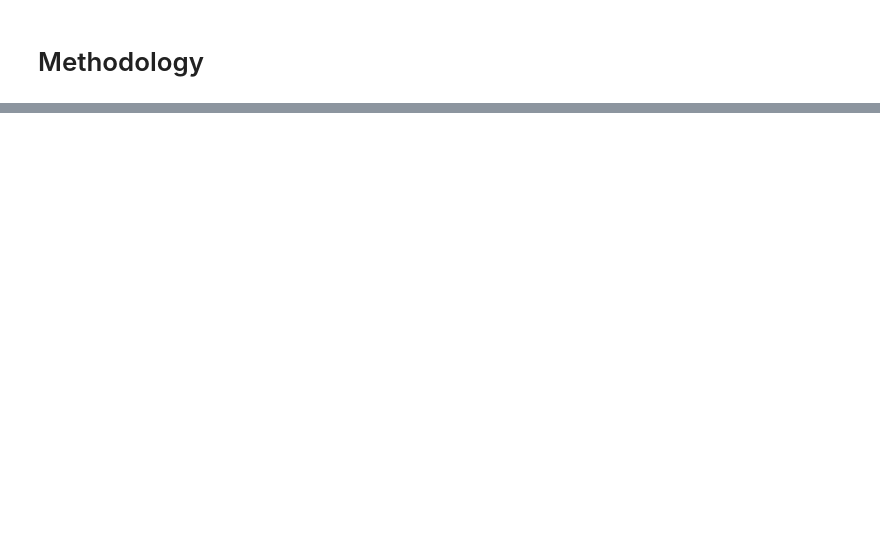
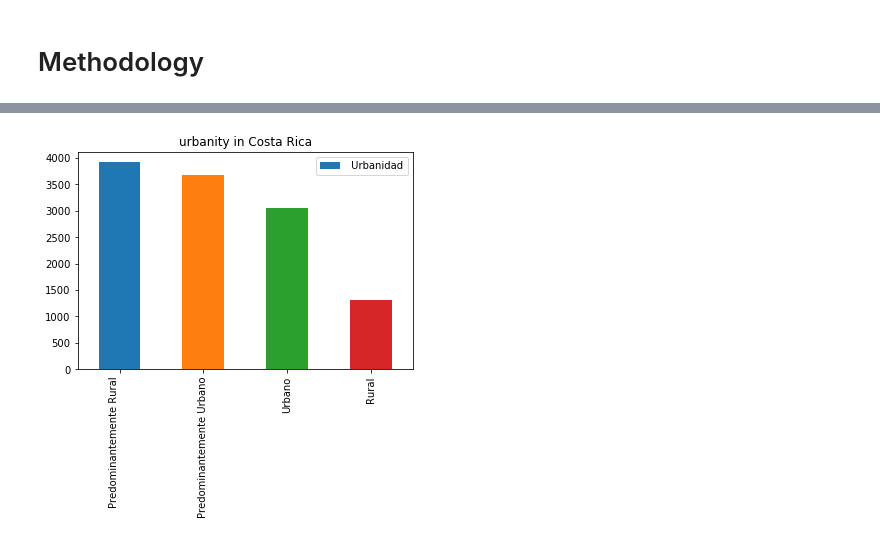
Before and after one commit to fjimenez94/Coursera_Capstone, a Jupyter notebook: Capstone Project - The_Battle_of_Neighborhoods.ipynb, the cells around one changed output, grey strips where cells are left out. Drawn from its saved outputs; the diff is of its cells as text; code cells hidden in the pictures; blank space fills up the shorter version.

```diff
--- a/Capstone Project - The_Battle_of_Neighborhoods.ipynb
+++ b/Capstone Project - The_Battle_of_Neighborhoods.ipynb
@@ -16,0 +69,3 @@ To accomplish these there are some pieces of information well need to find, so t
+# %%
+#!wget -q -O 'Nomenclator_U.xlsx' http://sistemas.inec.cr/sitiosen/sitiosen/Archivos/Nomenclator_U.xlsx
+cities_df=pd.read_excel('Nomenclator_U.xlsx',sheet_name='SEN_NOMENCLATOR_GEOGRAFICO',skiprows=5)
@@ -16,0 +104,11 @@ To accomplish these there are some pieces of information well need to find, so t
+# %%
+filtered_columns = ['Id Localidad', 'Nombre Provincia', 'Nombre Canton', 'Nombre Distrito', 'Nombre Compuesto',' Urbanidad','Tipologia','Latitud', 'Longitud']
+cities_df_short =cities_df.loc[:, filtered_columns]
+# %%
+Urbanitty=cities_df_short[' Urbanidad'].value_counts()
+ax=Urbanitty.plot(kind='bar', title='urbanity in Costa Rica',color=['C0', 'C1', 'C2', 'C3'],legend=True)
+
+fig = ax.get_figure()
+fig.savefig('Urbanity in Costa Rica.jpg')
+# %% [output]
+[figure, added]
```
Also changed, not shown: parts of 57 cells of this notebook.
